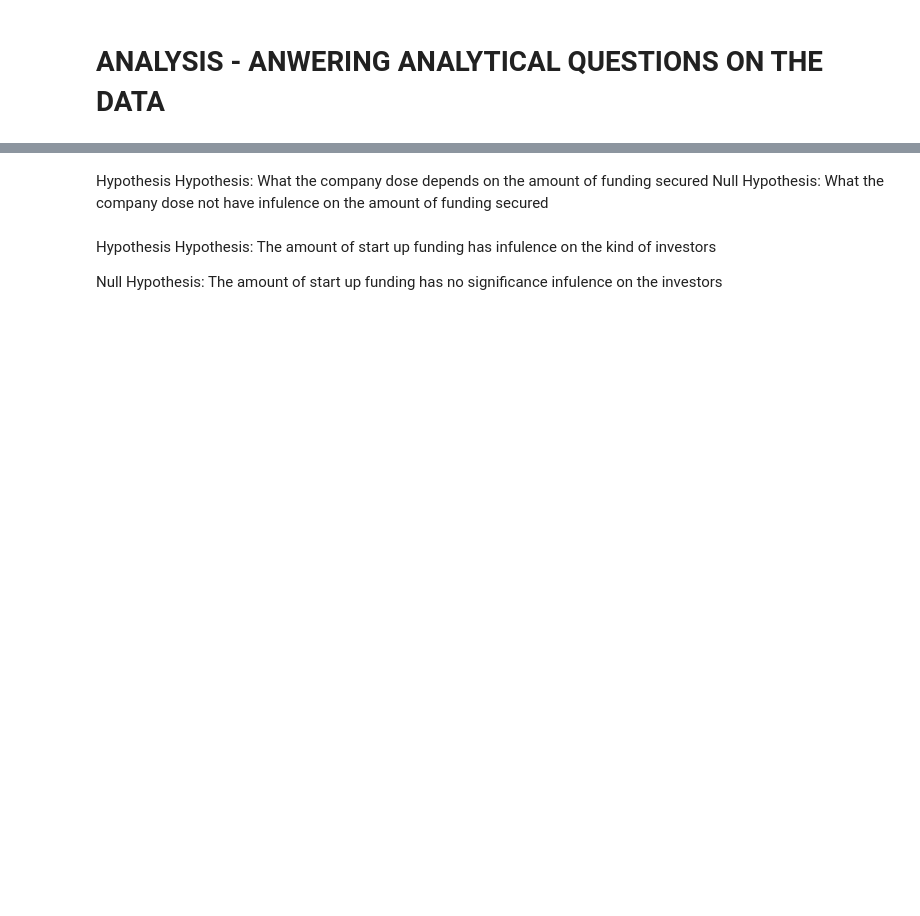
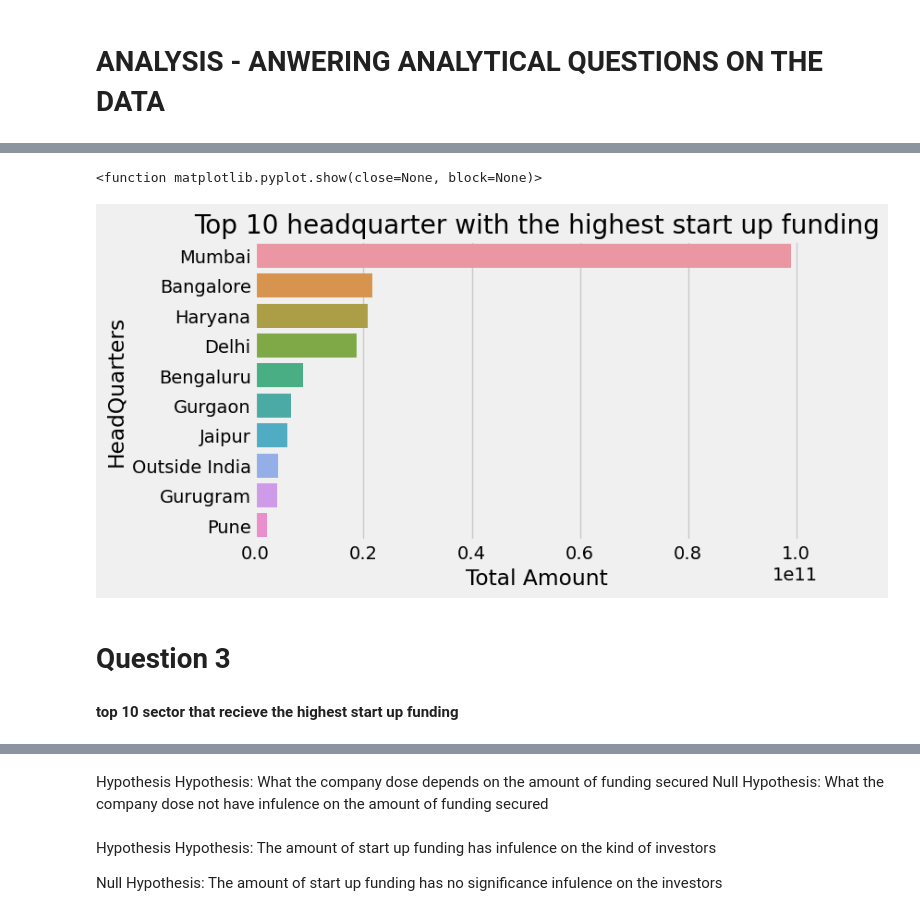
Before and after one commit to obiuzoma/LP1-project, a Jupyter notebook: lp1.ipynb, the cells around one changed output, grey strips where cells are left out. Cells and saved outputs as stored; diff of their text form; code cells hidden in the pictures; blank space fills up the shorter version.

```diff
--- a/lp1.ipynb
+++ b/lp1.ipynb
@@ -567,0 +594,4 @@ TypeError: Neither the `x` nor `y` variable appears to be numeric.
+# %%
+top_10_startup_amount = india_startup_df.groupby('HeadQuarter')['Amount'].sum().reset_index()
+top_10_startup_amount = top_10_startup_amount.sort_values(by='Amount', ascending=False)
+top_10_startup_amount.head(10)
@@ -567,0 +610,17 @@ TypeError: Neither the `x` nor `y` variable appears to be numeric.
+# %%
+plt.figure(figsize=(7,4))
+plt.title('Top 10 headquarter with the highest start up funding')
+plt.style.use('fivethirtyeight')
+sns.barplot(x='Amount',y='HeadQuarter', palette=None, data=top_10_startup_amount.iloc[:10])
+
+plt.ylabel('HeadQuarters')
+plt.xlabel('Total Amount')
+
+plt.show
+# %% [output]
+<function matplotlib.pyplot.show(close=None, block=None)>
+[figure, added]
+# %% [markdown]
+# Question 3
+# %% [markdown]
+<b>top 10 sector that recieve the highest start up funding<b>
```
Also changed, not shown: parts of 46 cells of this notebook.
